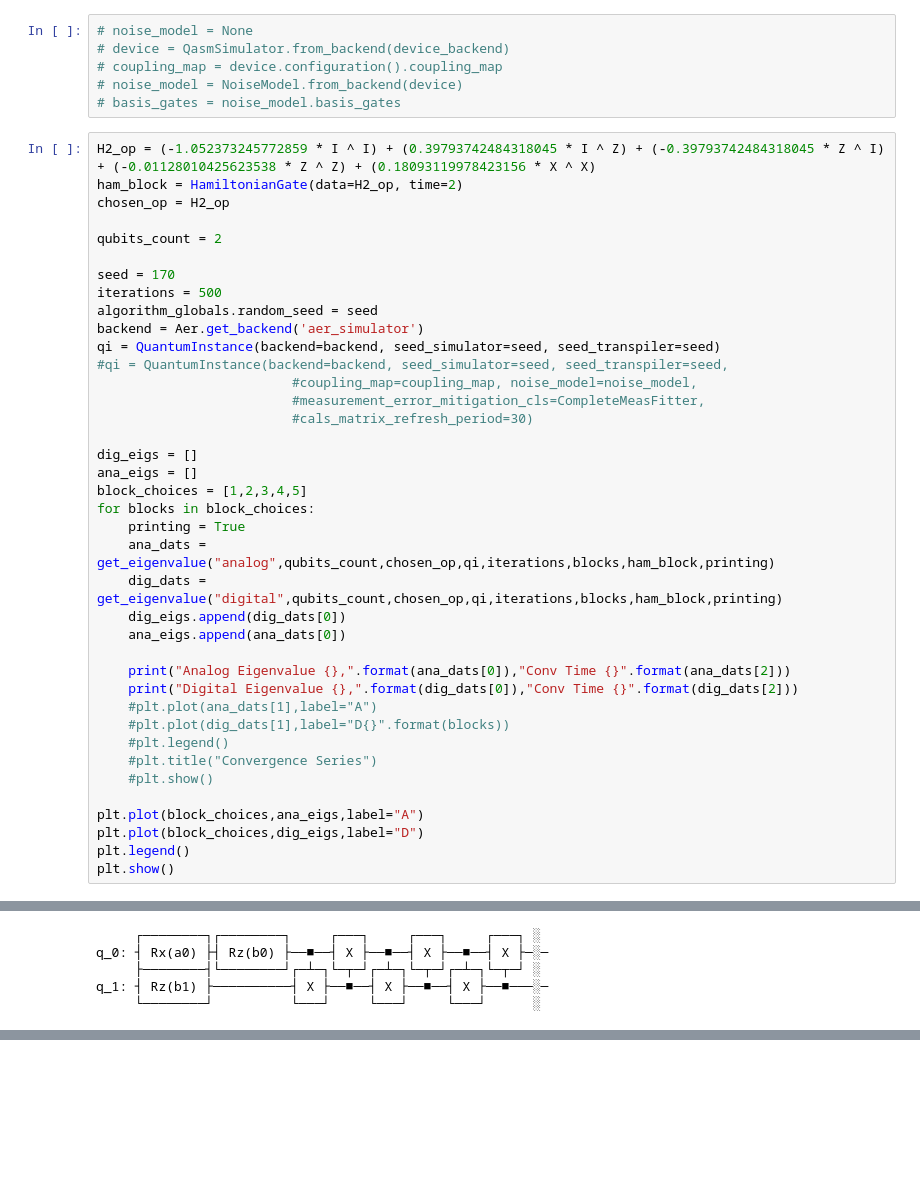
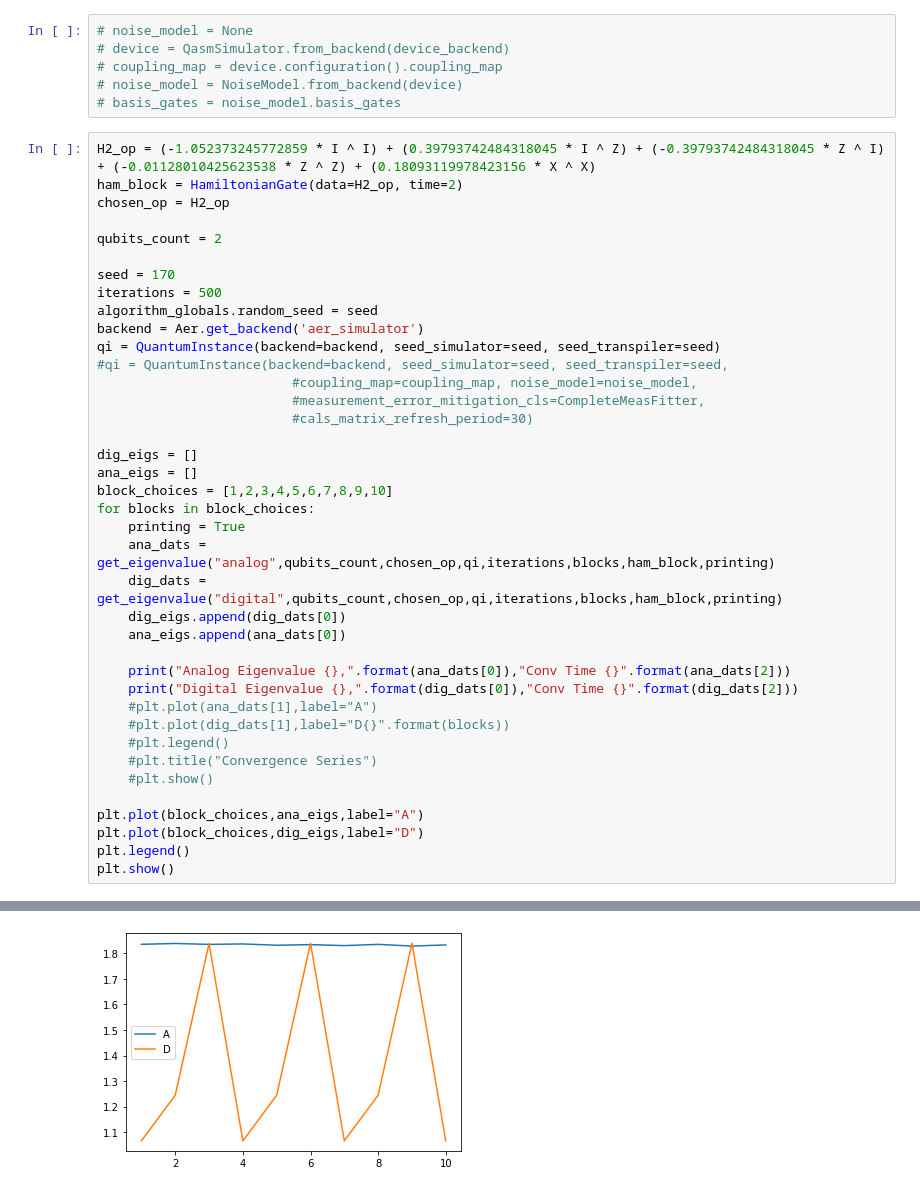
Before and after one commit to 17thSaint/womanium-hackathon, a Jupyter notebook: h2_code.ipynb, the cells around one changed output, grey strips where cells are left out. Saved outputs shown, nothing was run; the diff lists cells and outputs as text; blank space fills up the shorter version.

```diff
--- a/h2_code.ipynb
+++ b/h2_code.ipynb
@@ -61,7 +61,7 @@ qi = QuantumInstance(backend=backend, seed_simulator=seed, seed_transpiler=seed)
 
 dig_eigs = []
 ana_eigs = []
-block_choices = [1,2,3,4,5]
+block_choices = [1,2,3,4,5,6,7,8,9,10]
 for blocks in block_choices:
     printing = True
     ana_dats = get_eigenvalue("analog",qubits_count,chosen_op,qi,iterations,blocks,ham_block,printing)
@@ -103,5 +101,0 @@ WARNING:qiskit.utils.run_circuits:FAILURE: Can not get job id, Resubmit the qobj
-     ┌────────┐┌────────┐     ┌───┐     ┌───┐     ┌───┐ ░
-q_0: ┤ Rx(a0) ├┤ Rz(b0) ├──■──┤ X ├──■──┤ X ├──■──┤ X ├─░─
-     ├────────┤└────────┘┌─┴─┐└─┬─┘┌─┴─┐└─┬─┘┌─┴─┐└─┬─┘ ░
-q_1: ┤ Rz(b1) ├──────────┤ X ├──■──┤ X ├──■──┤ X ├──■───░─
-     └────────┘          └───┘     └───┘     └───┘      ░
@@ -108,0 +102 @@ WARNING:qiskit.utils.run_circuits:FAILURE: Can not get job id, Resubmit the qobj
+[figure, added]
```
Also changed, not shown: parts of 1 cell of this notebook, 1 other file.
